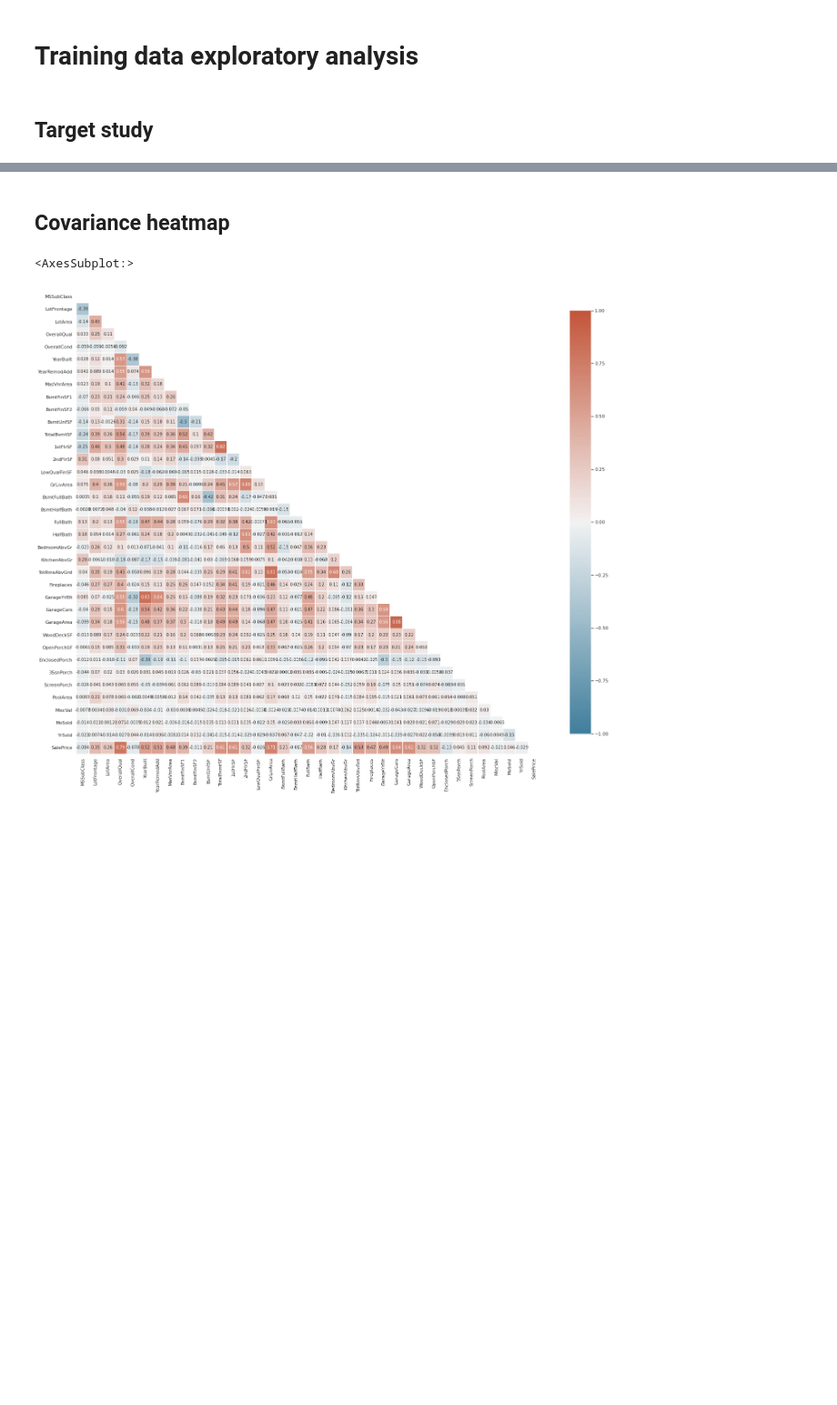
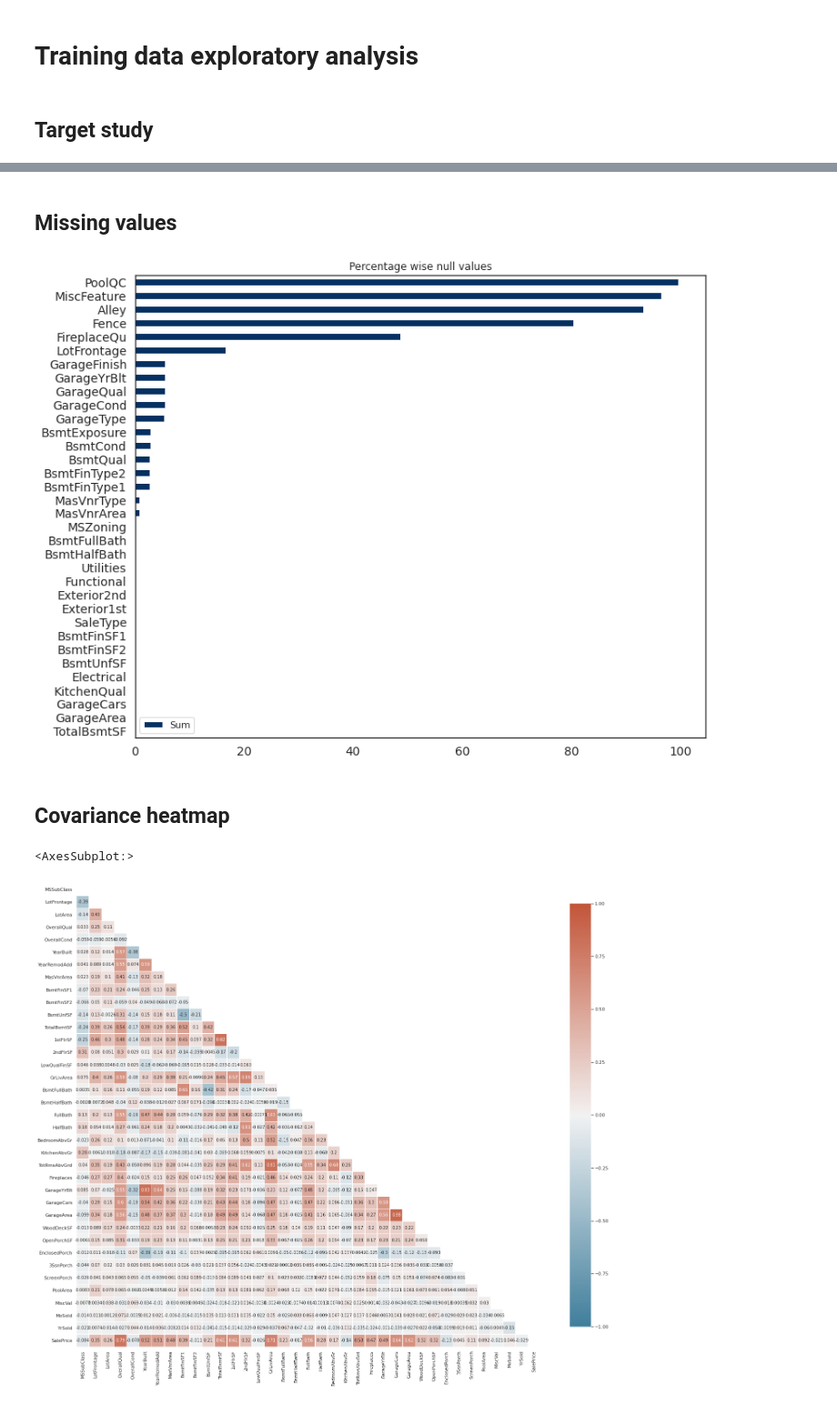
Before and after one commit to Blizter/regression-techniques, a Jupyter notebook: notebooks/exploratory_analysis.ipynb, the cells around one changed output, grey strips where cells are left out. Shown at 91% size. Cells and saved outputs as stored; diff of their text form; code cells hidden in the pictures; blank space fills up the shorter version.

```diff
--- a/notebooks/exploratory_analysis.ipynb
+++ b/notebooks/exploratory_analysis.ipynb
@@ -32,3 +25,8 @@ dataset.head()
+# %%
+ntrain = train_data.shape[0]
+ntest = test_data.shape[0]
+concat_data = pd.concat((train_data, test_data)).reset_index(drop=True)
+nindex, nfeatures = concat_data.shape
 # %% [markdown]
 #  Training data exploratory analysis
 # %% [markdown]
@@ -95,3 +87,22 @@ Skewness Co-efficient: 0.121
+# %% [markdown]
+## Missing values
+# %%
+## Get the dataframe with all the features and SUM of the NaN values present
+df_null_count = concat_data.isnull().sum(axis=0).to_frame().rename({0:"Sum"}, axis=1)
+
+## Select only those features who have atleast 1 NaN value
+df_null_count = df_null_count[df_null_count['Sum'] > 0]
+
+## Change the SUM to PERCENTAGE
+df_null_count['Sum'] = df_null_count['Sum']*(100/nindex)
+
+## Plot a Horizontal Bar Graph
+df_null_count.sort_values(by="Sum", ascending=True).plot(
+    kind='barh', figsize=(12,10), fontsize=14, colormap="RdBu_r", title="Percentage wise null values"
+)
+plt.show()
+# %% [output]
+[figure, added]
 # %% [markdown]
 ## Covariance heatmap
 # %%
```
Also changed, not shown: parts of 7 cells of this notebook, 2 other files.
